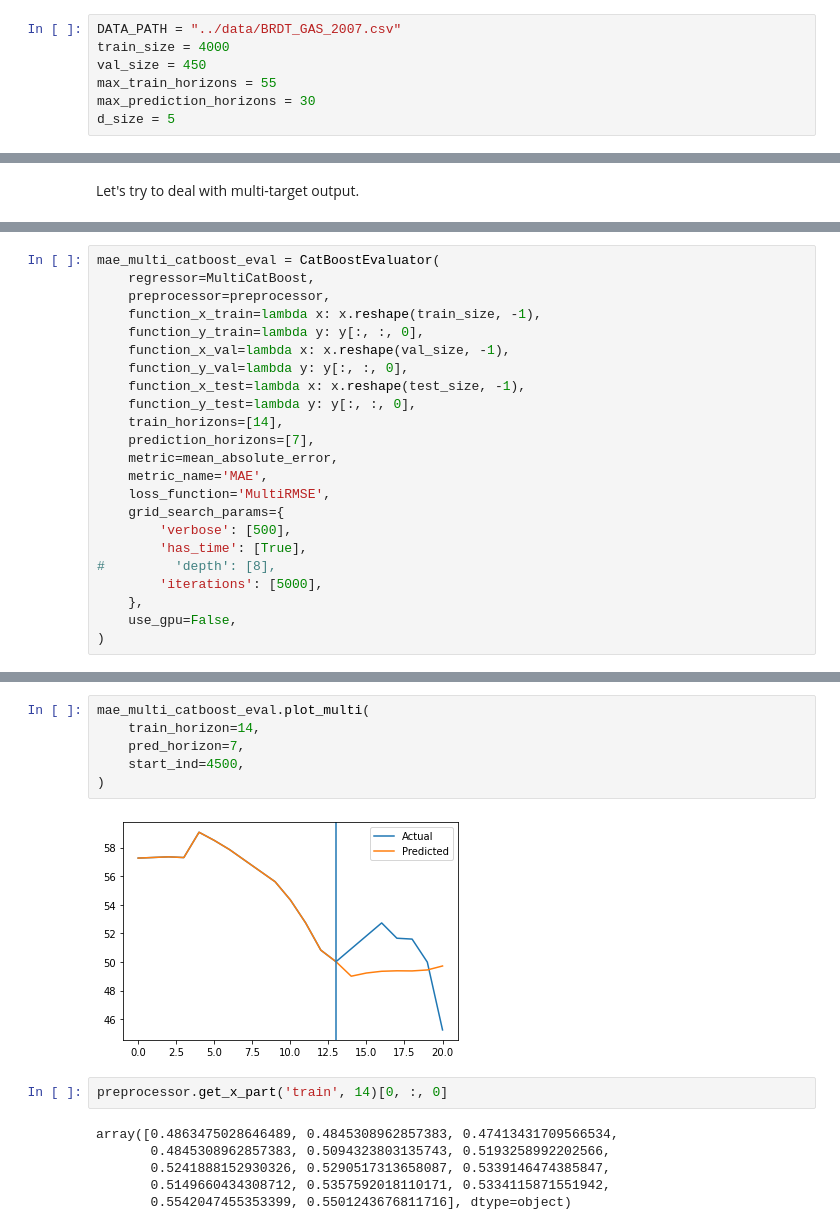
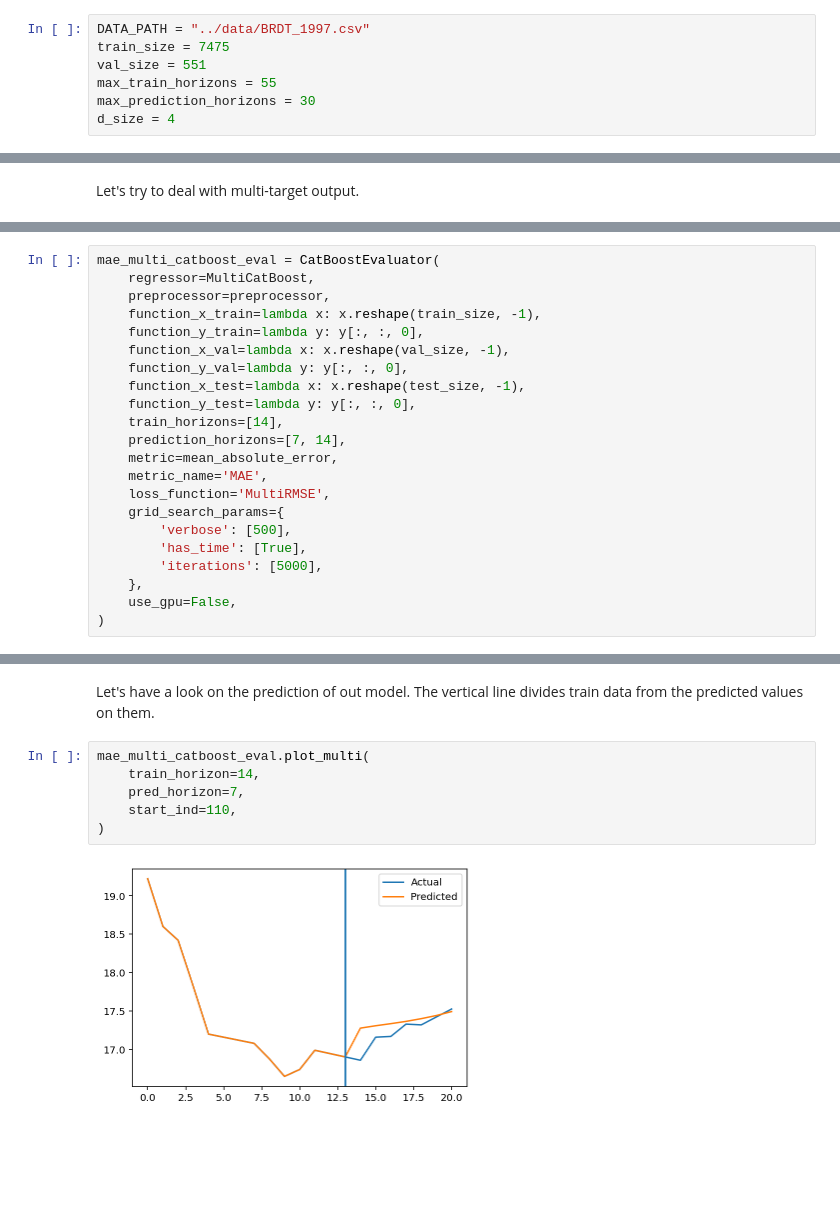
Before and after one commit to nickpon/ruble_oil_prediction, a Jupyter notebook: experiments/CatBoost experiments.ipynb, the cells around one changed output, grey strips where cells are left out. Cells and saved outputs as stored; diff of their text form; blank space fills up the shorter version.

```diff
--- a/experiments/CatBoost experiments.ipynb
+++ b/experiments/CatBoost experiments.ipynb
@@ -38,9 +29,9 @@ If using Google Colab uncomment the cell below.
 # %%
-DATA_PATH = "../data/BRDT_GAS_2007.csv"
-train_size = 4000
-val_size = 450
+DATA_PATH = "../data/BRDT_1997.csv"
+train_size = 7475
+val_size = 551
 max_train_horizons = 55
 max_prediction_horizons = 30
-d_size = 5
+d_size = 4
 # %%
 df = pd.read_csv(DATA_PATH)
@@ -297,14 +195,13 @@ mae_multi_catboost_eval = CatBoostEvaluator(
     function_x_test=lambda x: x.reshape(test_size, -1),
     function_y_test=lambda y: y[:, :, 0],
     train_horizons=[14],
-    prediction_horizons=[7],
+    prediction_horizons=[7, 14],
     metric=mean_absolute_error,
     metric_name='MAE',
     loss_function='MultiRMSE',
     grid_search_params={
         'verbose': [500],
         'has_time': [True],
-#         'depth': [8],
         'iterations': [5000],
     },
     use_gpu=False,
@@ -345,16 +244,10 @@ _____________________
+# %% [markdown]
+Let's have a look on the prediction of out model. The vertical line divides train data from the predicted values on them.
 # %%
 mae_multi_catboost_eval.plot_multi(
     train_horizon=14,
     pred_horizon=7,
-    start_ind=4500,
+    start_ind=110,
 )
 # %% [output]
-[figure, old version]
+[figure, new version]
-# %%
-preprocessor.get_x_part('train', 14)[0, :, 0]
-# %% [output]
-array([0.4863475028646489, 0.4845308962857383, 0.47413431709566534,
-       0.4845308962857383, 0.5094323803135743, 0.5193258992202566,
-       0.5241888152930326, 0.5290517313658087, 0.5339146474385847,
-       0.5149660434308712, 0.5357592018110171, 0.5334115871551942,
-       0.5542047455353399, 0.5501243676811716], dtype=object)
```
Also changed, not shown: parts of 44 cells of this notebook, 2 other files.
